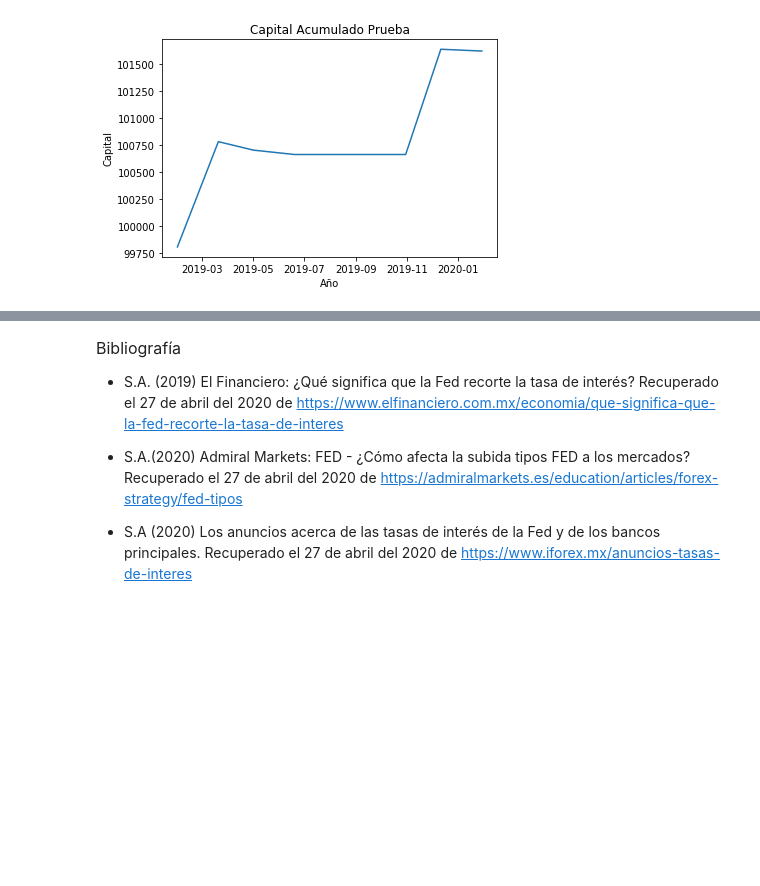
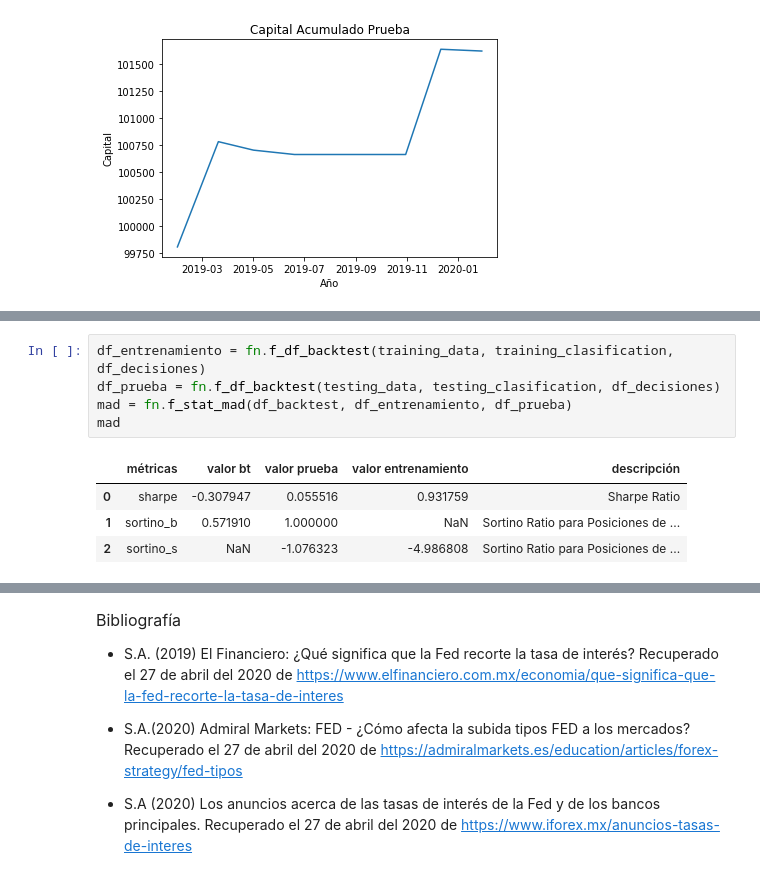
Before and after one commit to ferpinedot/ProyectoFinal_MST, a Jupyter notebook: Proyecto_equipo5.ipynb, the cells around one changed output, grey strips where cells are left out. Drawn from its saved outputs; the diff is of its cells as text; blank space fills up the shorter version.

Commit message:
stats final

```diff
--- a/Proyecto_equipo5.ipynb
+++ b/Proyecto_equipo5.ipynb
@@ -1071,0 +1094,10 @@ vn.capital_prueba(df_prueba)
+# %%
+df_entrenamiento = fn.f_df_backtest(training_data, training_clasification, df_decisiones)
+df_prueba = fn.f_df_backtest(testing_data, testing_clasification, df_decisiones)
+mad = fn.f_stat_mad(df_backtest, df_entrenamiento, df_prueba)
+mad
+# %% [output]
+|  | métricas | valor bt | valor prueba | valor entrenamiento | descripción |
+| 0 | sharpe | -0.307947 | 0.055516 | 0.931759 | Sharpe Ratio |
+| 1 | sortino_b | 0.571910 | 1.000000 | NaN | Sortino Ratio para Posiciones de ... |
+| 2 | sortino_s | NaN | -1.076323 | -4.986808 | Sortino Ratio para Posiciones de ... |
```
Also changed, not shown: parts of 19 cells of this notebook.
